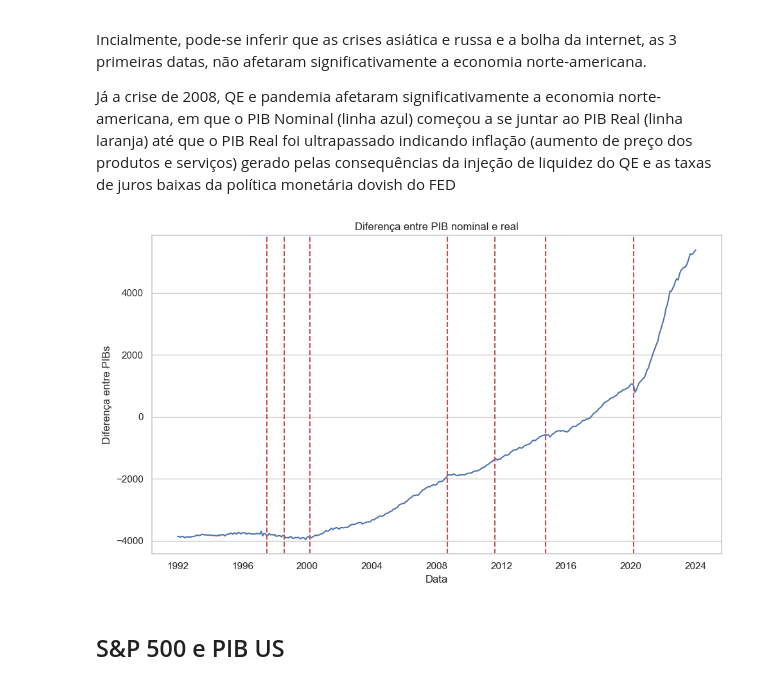
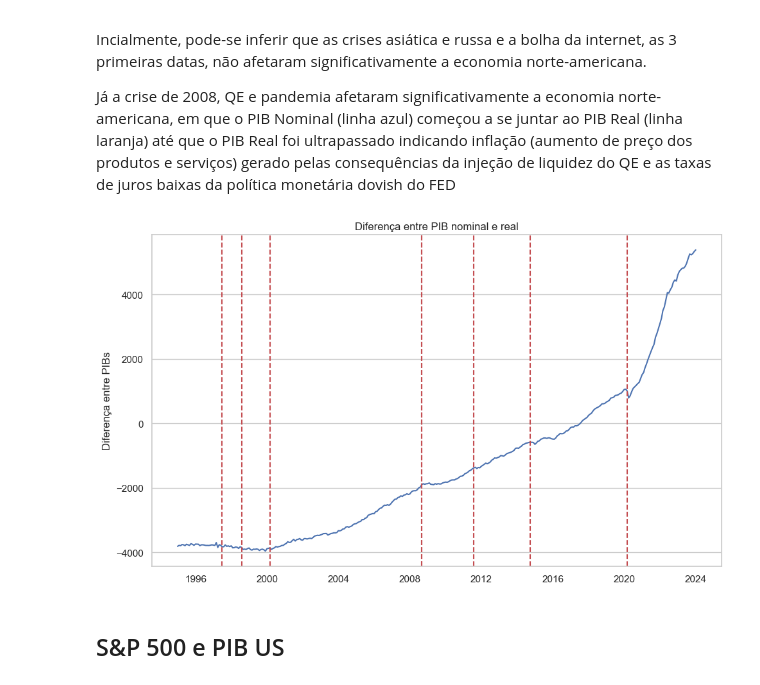
Before and after one commit to omarcospo/projeto-final-feadev, a Jupyter notebook: GDPUS SP500.ipynb, the cells around one changed output. Cells and saved outputs as stored; diff of their text form; code cells hidden in the pictures.

```diff
--- a/GDPUS SP500.ipynb
+++ b/GDPUS SP500.ipynb
@@ -205,0 +176,32 @@ plt.show()
+# %%
+from datetime import datetime
+
+pib_us_filtered = pib_us[pib_us['Date'] >= '1995-01-01']
+
+plt.figure(figsize=(14, 7))
+
+plt.plot(pib_us_filtered['Date'], pib_us_filtered['Monthly Nominal GDP Index'], label='PIB Nominal', color='blue')
+plt.plot(pib_us_filtered['Date'], pib_us_filtered['Monthly Real GDP Index'], label='PIB Real', color='red')
+
+plt.title('PIB EUA')
+plt.xlabel('')
+plt.ylabel('Valores do PIB')
+plt.legend()
+
+plt.gca().xaxis.grid(False)
+
+datas_verticais = [
+    datetime(1997, 7, 1),
+    datetime(1998, 8, 1),
+    datetime(2000, 3, 1),
+    datetime(2008, 9, 1),
+    datetime(2008, 9, 1),
+    datetime(2011, 8, 1),
+    datetime(2014, 10, 1),
+    datetime(2020, 3, 1)
+]
+
+for data in datas_verticais:
+    plt.axvline(x=data, color='green', linestyle='--')
+
+plt.show()
@@ -212,9 +216,9 @@ A conta feita é PIB Nominal - PIB Real
     - Se o Y nominal < Y real : deflação
 # %%
 # Novo df
-dif = pib_us.copy()
+dif = pib_us_filtered.copy()
 
-dif['Diference'] = pib_us['Monthly Nominal GDP Index'] - pib_us['Monthly Real GDP Index']
+dif['Diference'] = pib_us_filtered['Monthly Nominal GDP Index'] - pib_us_filtered['Monthly Real GDP Index']
 
 print(dif)
 # %% [output]
@@ -393,35 +397,35 @@ sns.set(style="whitegrid")
 # Criar o gráfico de linha
 plt.figure(figsize=(10, 6))
 ax3 = sns.lineplot(x='Date', y='Diference', data=dif)
 
 # Personalizar os eixos
 ax3.xaxis.grid(False)
 ax3.yaxis.grid(True)
 
 # Adicionar títulob
 ax3.set_title('Diferença entre PIB nominal e real')
-ax3.set_xlabel('Data')
+ax3.set_xlabel('')
 ax3.set_ylabel('Diferença entre PIBs')
 
 # linhas verticais em datetime de acordo com a data
 datas_verticais = [
     datetime(1997, 7, 1),
     datetime(1998, 8, 1),
     datetime(2000, 3, 1),
     datetime(2008, 9, 1),
     datetime(2008, 9, 1),
     datetime(2011, 8, 1),
     datetime(2014, 10, 1),
     datetime(2020, 3, 1)
 ]
 
 for data in datas_verticais:
     plt.axvline(x=data, color='r', linestyle='--')
 
 plt.tight_layout()
 plt.show()
 # %% [output]
-[figure, old version]
+[figure, new version]
 # %% [markdown]
 ## S&P 500 e PIB US
 # %%
```
Also changed, not shown: parts of 5 cells of this notebook, 3 other files.
